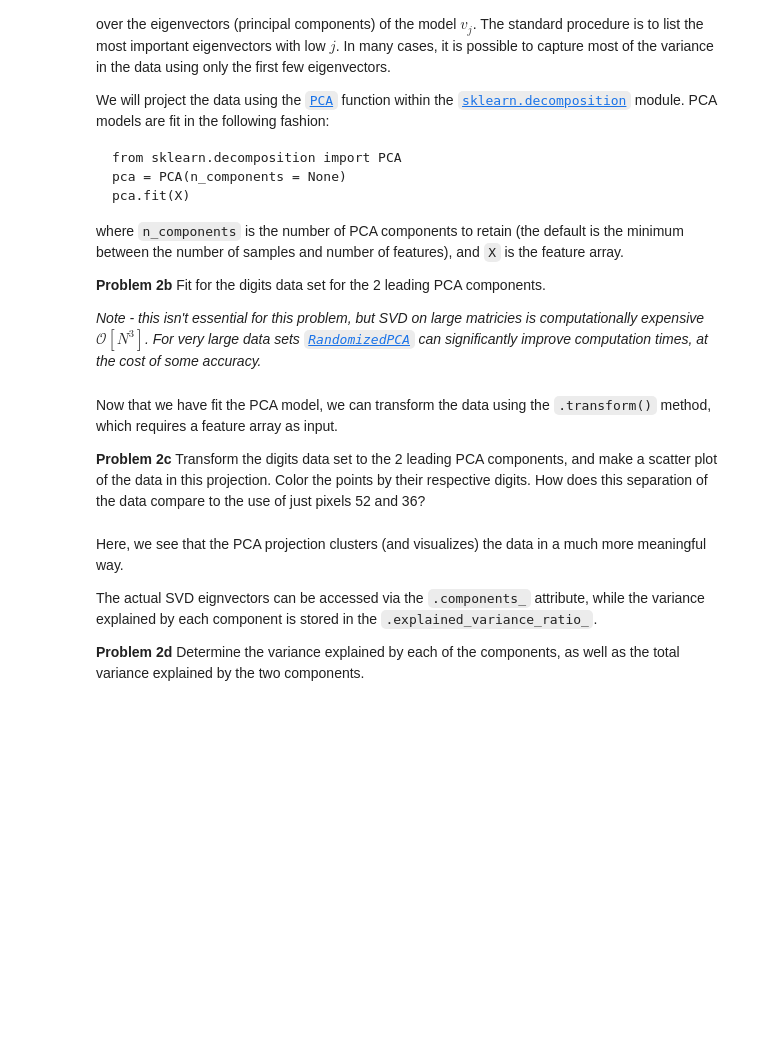
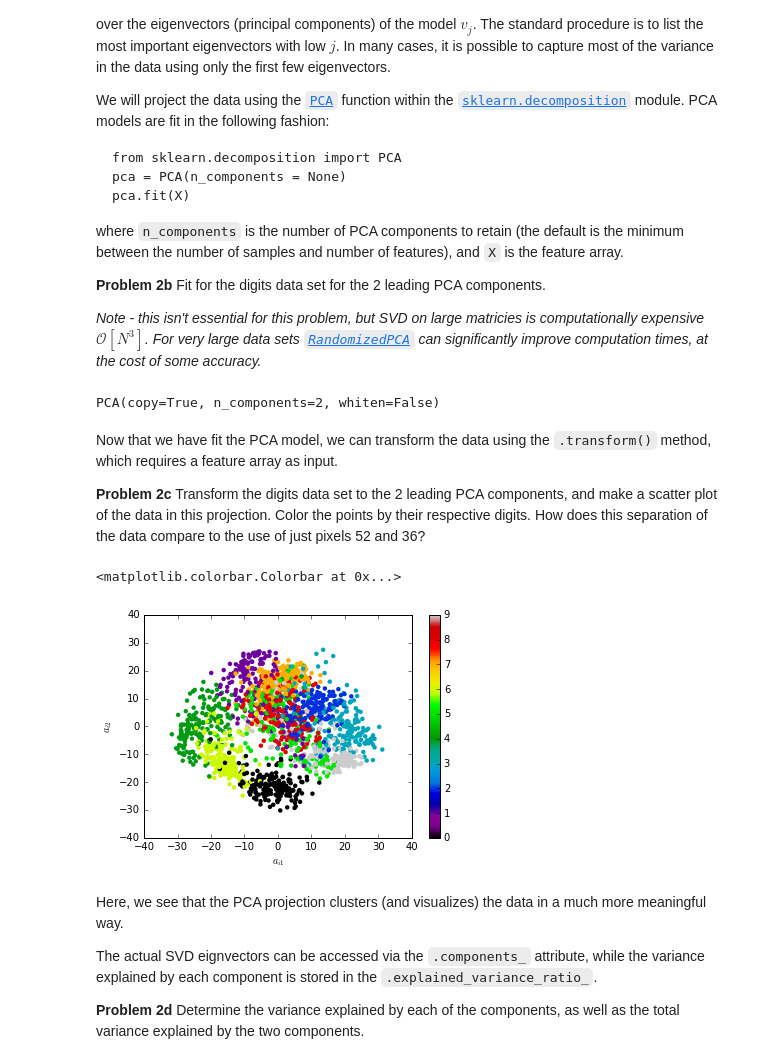
Before and after one commit to d-giles/LSSTC-DSFP-Sessions, a Jupyter notebook: Session1/Day3/IntroToVisualization.ipynb, the cells around one changed output. Drawn from its saved outputs; the diff is of its cells as text; code cells hidden in the pictures; blank space fills up the shorter version.

```diff
--- a/Session1/Day3/IntroToVisualization.ipynb
+++ b/Session1/Day3/IntroToVisualization.ipynb
@@ -300,19 +317,24 @@ where `n_components` is the number of PCA components to retain (the default is t
 # %%
 from sklearn.decomposition import PCA
 
-
-pca = PCA( # complete
+pca = PCA(n_components = 2) # complete
+pca.fit(digits.data)
+# %% [output]
+PCA(copy=True, n_components=2, whiten=False)
 # %% [markdown]
 Now that we have fit the PCA model, we can transform the data using the `.transform()` method, which requires a feature array as input.
 
 **Problem 2c** Transform the digits data set to the 2 leading PCA components, and make a scatter plot of the data in this projection. Color the points by their respective digits. How does this separation of the data compare to the use of just pixels 52 and 36?
 # %%
-v_j = pca.transform( # complete
+v_j = pca.transform(digits.data) # complete
 
-plt.scatter( # complete
-plt.xlabel( # complete
-plt.ylabel( # complete
+plt.scatter(v_j[:,0],v_j[:,1],c=digits.target,cmap='nipy_spectral',edgecolors='none') # complete
+plt.xlabel(r'$a_{i1}$') # complete
+plt.ylabel(r'$a_{i2}$') # complete
 plt.colorbar()
+# %% [output]
+<matplotlib.colorbar.Colorbar at 0x...>
+[figure, added]
 # %% [markdown]
 Here, we see that the PCA projection clusters (and visualizes) the data in a much more meaningful way.
 
```
Also changed, not shown: parts of 6 cells of this notebook.
